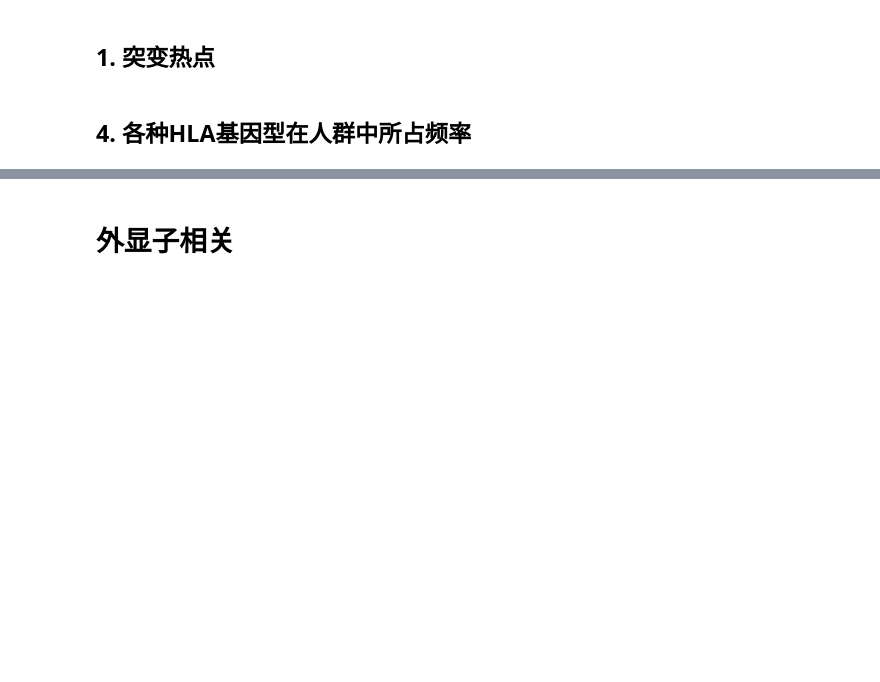
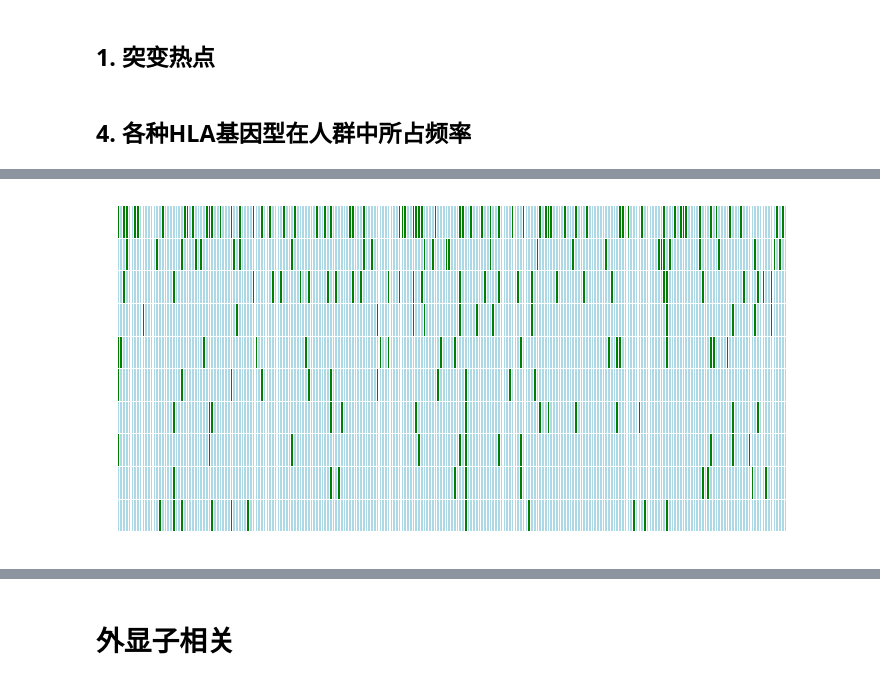
Before and after one commit to DanXu-git/myPyNotebookDisplay, a Jupyter notebook: nbs/YuceOne_Plus_stat-Count.ipynb, the cells around one changed output, grey strips where cells are left out. Drawn from its saved outputs; the diff is of its cells as text; code cells hidden in the pictures; blank space fills up the shorter version.

```diff
--- a/nbs/YuceOne_Plus_stat-Count.ipynb
+++ b/nbs/YuceOne_Plus_stat-Count.ipynb
@@ -185,0 +424,7 @@ with open(mhc_outdir + '/MHC2', 'w') as f:
+# %%
+# top10 genes distribution in pairs
+df_gene_plot = pd.pivot_table(df_mhc, values='Count', index='pair', columns='gname', fill_value=0)
+df_gene_plot = df_gene_plot.reindex(list(df_plot.index))
+top10_gene = df_gene_plot.sum().sort_values(ascending=False).index[:10]
+df_gene_plot = df_gene_plot[top10_gene]
+df_gene_plot.head()
@@ -185,0 +439,7 @@ with open(mhc_outdir + '/MHC2', 'w') as f:
+# %%
+f, ax = plt.subplots(figsize=(12,6))
+sns.heatmap(df_gene_plot.T, linewidths=0.05, cbar=False, xticklabels=False, yticklabels=False, cmap=['lightblue','green'], ax=ax)
+ax.axis('off')
+plt.show()
+# %% [output]
+[figure, added]
```
Also changed, not shown: parts of 38 cells of this notebook.
